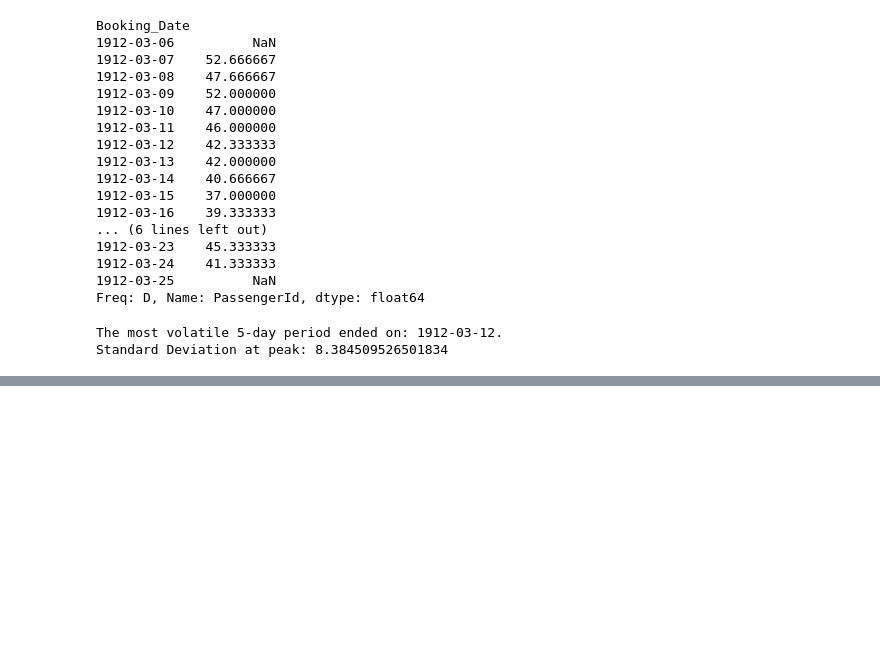
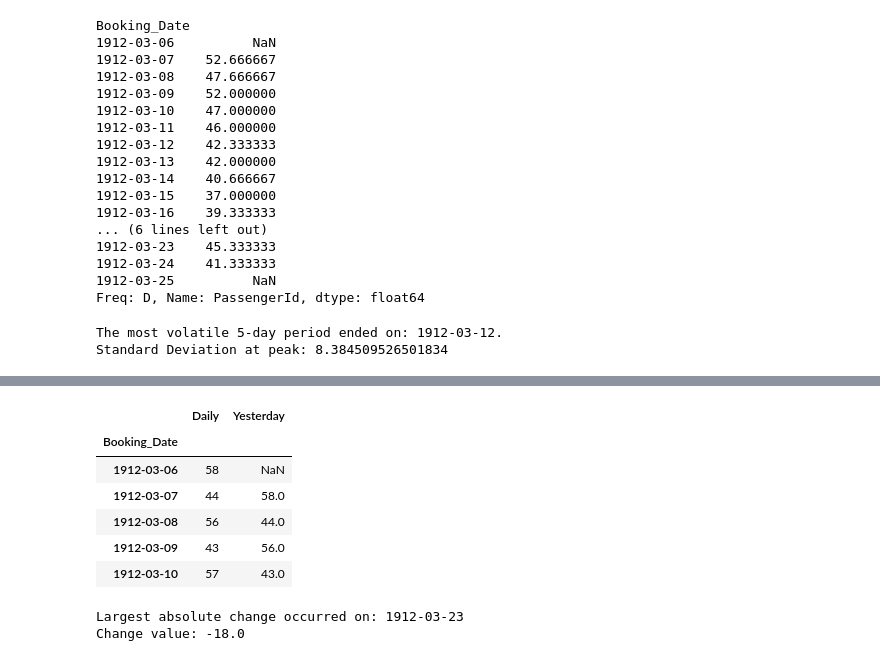
Before and after one commit to faizantoheed456/Pandas, a Jupyter notebook: Day 6/Day_6_Topic_5_6_7_8.ipynb, the cells around one changed output, grey strips where cells are left out. Drawn from its saved outputs; the diff is of its cells as text; code cells hidden in the pictures; blank space fills up the shorter version.

```diff
--- a/Day 6/Day_6_Topic_5_6.ipynb
+++ b/Day 6/Day_6_Topic_5_6_7_8.ipynb
@@ -214,0 +297,15 @@ Standard Deviation at peak: 8.384509526501834
+# %%
+#Practice Activity: Shifting and Lagging
+import pandas as pd
+import numpy as np
+
+
+df = pd.read_csv('titanic.csv')
+
+departure = pd.to_datetime('1912-04-15')
+np.random.seed(42)
+df['Booking_Date'] = departure - pd.Timedelta(days=30) + pd.to_timedelta(np.random.randint(-10, 10, size=len(df)), unit='D')
+
+df_indexed = df.set_index('Booking_Date')
+daily = df_indexed.resample('D')['PassengerId'].count().fillna(0)
+daily.head(10)
@@ -214,0 +325,32 @@ Standard Deviation at peak: 8.384509526501834
+# %%
+"""Task 1: Create a new Series yesterday that contains the booking counts from the previous day using .shift(1).
+Display the first 5 rows of daily and yesterday side by side."""
+
+yesterday = daily.shift(1)
+comparison = pd.DataFrame({
+    'Daily': daily,
+    'Yesterday': yesterday
+})
+comparison.head(5)
+# %% [output]
+|  | Daily | Yesterday |
+| Booking_Date |  |  |
+| 1912-03-06 | 58 | NaN |
+| 1912-03-07 | 44 | 58.0 |
+| 1912-03-08 | 56 | 44.0 |
+| 1912-03-09 | 43 | 56.0 |
+| 1912-03-10 | 57 | 43.0 |
+# %%
+"""Task 2: Calculate the day‑over‑day change in bookings using .diff().
+On which date did the largest absolute change occur?
+(Use .abs().idxmax() to find the date of the largest absolute change.)"""
+
+dod_change = daily.diff()
+dod_change.head(10)
+max_change_date = dod_change.abs().idxmax()
+max_change_value = dod_change[max_change_date]
+print(f"\nLargest absolute change occurred on: {max_change_date.date()}")
+print(f"Change value: {max_change_value}")
+# %% [output]
+Largest absolute change occurred on: 1912-03-23
+Change value: -18.0
```
Also changed, not shown: parts of 30 cells of this notebook, 2 other files.
